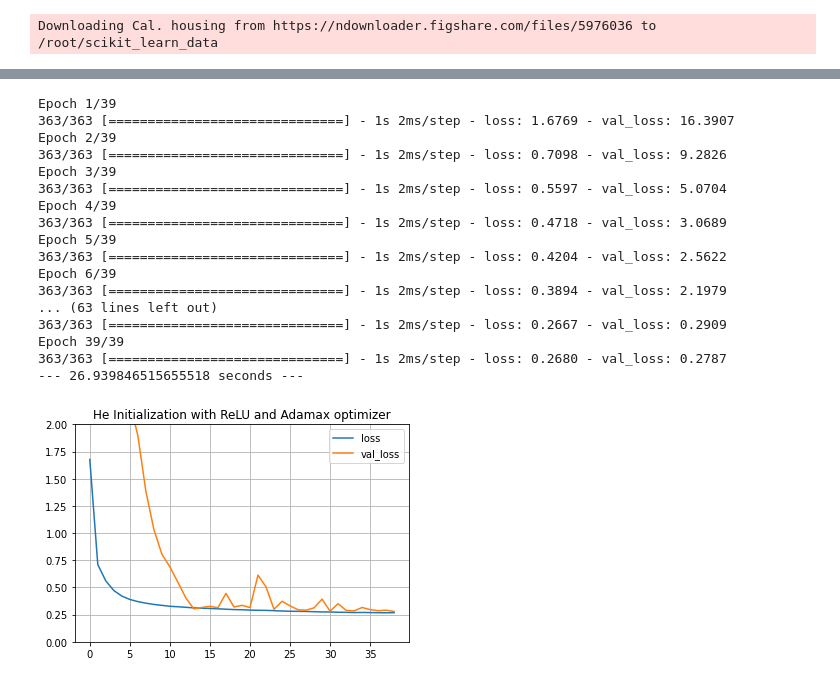
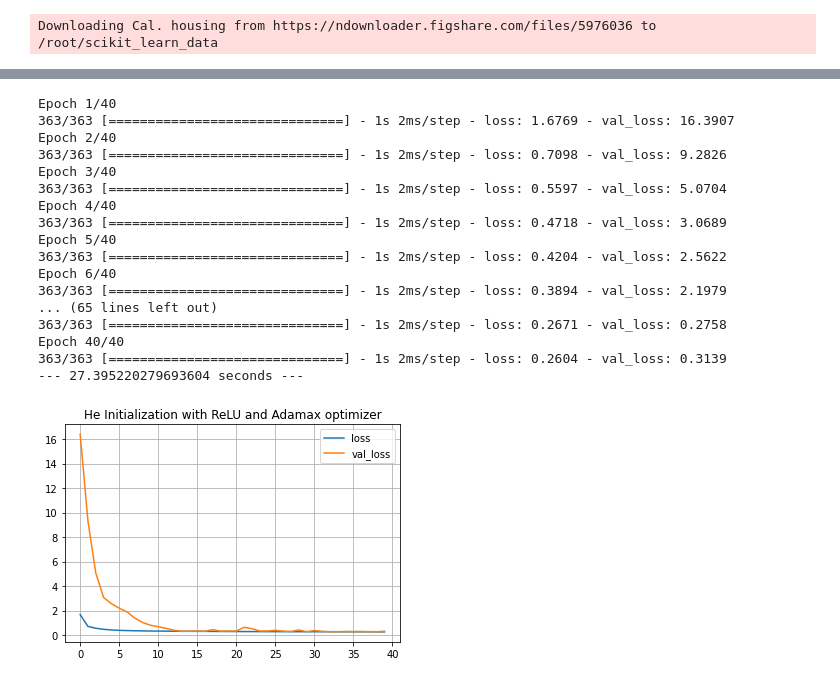
Before and after one commit to geniusnhu/DNN-Improvement, a Jupyter notebook: Tuning_Optimizer.ipynb, the cells around one changed output, grey strips where cells are left out. Saved outputs shown, nothing was run; the diff lists cells and outputs as text; code cells hidden in the pictures.

```diff
--- a/Tuning_Optimizer.ipynb
+++ b/Tuning_Optimizer.ipynb
@@ -147,18 +162,0 @@ Epoch 20/20
-# %%
-# ReLU goes with he initialization, AdaGrad optimizer
-tf.random.set_seed(50)
-np.random.seed(50)
-
-model_default = keras.models.Sequential()
-model_default.add(keras.layers.Flatten(input_shape=[28, 28]))
-for n_layers in (300, 100, 50, 50, 50):
-  model_default.add(keras.layers.Dense(n_layers, activation ='relu', kernel_initializer="he_normal"))
-model_default.add(keras.layers.Dense(10, activation='softmax'))
-
-model_default.compile(loss="sparse_categorical_crossentropy",
-                      optimizer=keras.optimizers.Adagrad(lr=0.001),
-                      metrics=["accuracy"])
-
-start_time = time.time()
-history = model_default.fit(X_train_full, y_train_full, epochs=20, validation_split=0.1)
-print("--- %s seconds ---" % (time.time() - start_time))
@@ -624,45 +566,32 @@ Epoch 37/37
 # %%
 # ReLU goes with he initialization, Adamax optimizer
 tf.random.set_seed(42)
 np.random.seed(42)
 
-model_default = keras.models.Sequential()
-for n_layers in (100, 50, 10, 10, 10):
-  model_default.add(keras.layers.Dense(n_layers, activation="relu",
-                                       input_shape=X_train.shape[1:], kernel_initializer='he_normal'))
-model_default.add(keras.layers.Dense(1))
-
-model_default.compile(loss="mean_squared_error",
-                      optimizer=keras.optimizers.Adamax(lr=0.001, beta_1=0.9, beta_2=0.999))
-
-start_time = time.time()
-history = model_default.fit(X_train, y_train, epochs=39, validation_data=(X_valid, y_valid))
-print("--- %s seconds ---" % (time.time() - start_time))
-
-pd.DataFrame(history.history).plot()
-plt.grid(True)
-plt.gca().set_ylim(0, 2)
-plt.title('He Initialization with ReLU and Adamax optimizer')
-plt.show()
+optimizer=keras.optimizers.Adamax(lr=0.001, beta_1=0.9, beta_2=0.999)
+history = tune_opt_reg(optimizer=optimizer)
+train_loss_adamax = history.history["loss"]
+val_loss_adamax = history.history["val_loss"]
+plot_result(history, name='He Initialization with ReLU and Adamax optimizer')
 # %% [output]
-Epoch 1/39
+Epoch 1/40
 363/363 [==============================] - 1s 2ms/step - loss: 1.6769 - val_loss: 16.3907
-Epoch 2/39
+Epoch 2/40
 363/363 [==============================] - 1s 2ms/step - loss: 0.7098 - val_loss: 9.2826
-Epoch 3/39
+Epoch 3/40
 363/363 [==============================] - 1s 2ms/step - loss: 0.5597 - val_loss: 5.0704
-Epoch 4/39
+Epoch 4/40
 363/363 [==============================] - 1s 2ms/step - loss: 0.4718 - val_loss: 3.0689
-Epoch 5/39
+Epoch 5/40
 363/363 [==============================] - 1s 2ms/step - loss: 0.4204 - val_loss: 2.5622
-Epoch 6/39
+Epoch 6/40
 363/363 [==============================] - 1s 2ms/step - loss: 0.3894 - val_loss: 2.1979
-... (63 lines left out)
-363/363 [==============================] - 1s 2ms/step - loss: 0.2667 - val_loss: 0.2909
-Epoch 39/39
-363/363 [==============================] - 1s 2ms/step - loss: 0.2680 - val_loss: 0.2787
---- 26.939846515655518 seconds ---
+... (65 lines left out)
+363/363 [==============================] - 1s 2ms/step - loss: 0.2671 - val_loss: 0.2758
+Epoch 40/40
+363/363 [==============================] - 1s 2ms/step - loss: 0.2604 - val_loss: 0.3139
+--- 27.395220279693604 seconds ---
-[figure, old version]
+[figure, new version]
 # %%
 # ReLU goes with he initialization, Nadam optimizer
 tf.random.set_seed(42)
```
Also changed, not shown: parts of 31 cells of this notebook.
